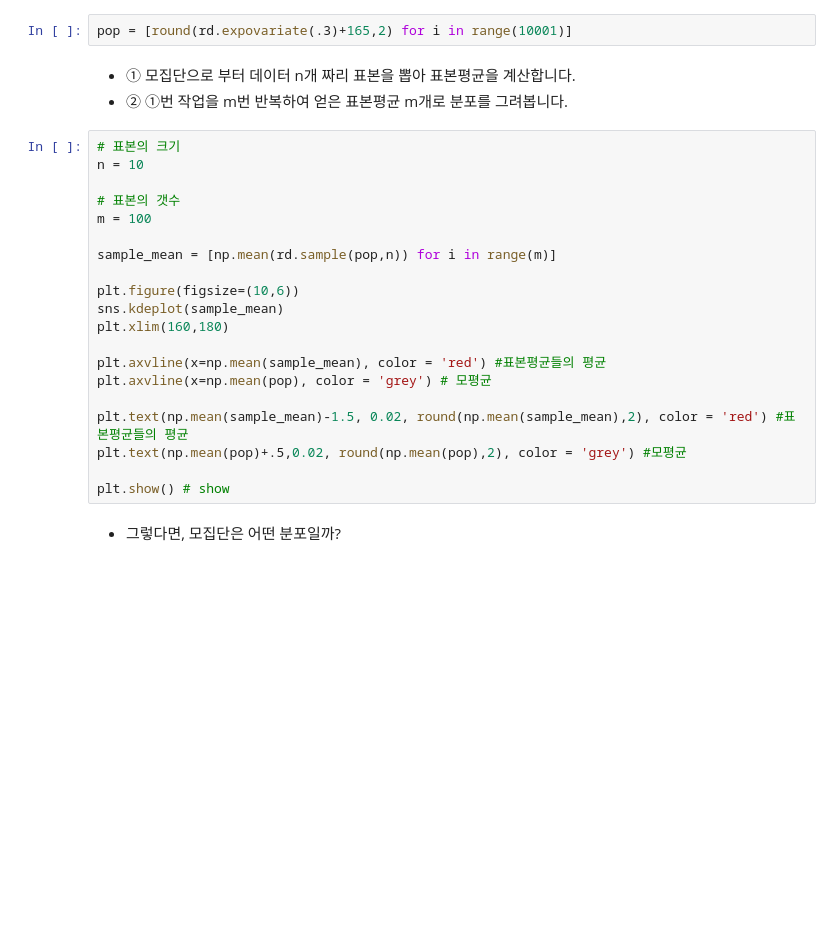
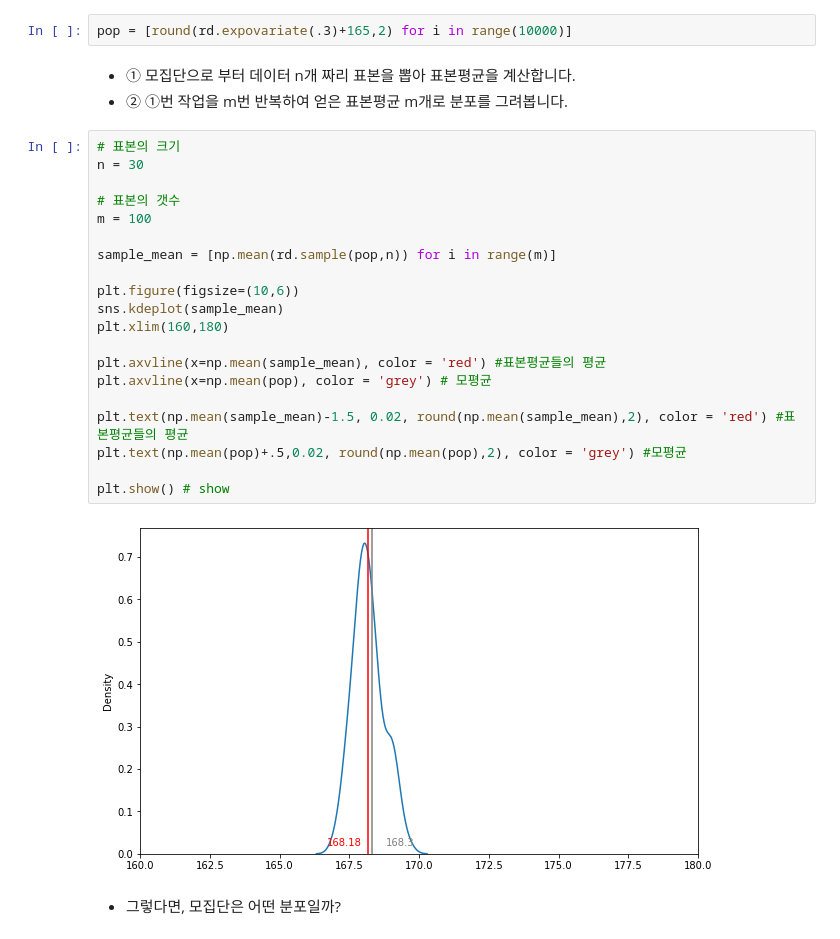
Before and after one commit to ringolove/aivle2201, a Jupyter notebook: python_visualization/10과 이변량_범주 vs 숫자.ipynb, the cells around one changed output. Cells and saved outputs as stored; diff of their text form; blank space fills up the shorter version.

```diff
--- a/python_visualization/10과 이변량_범주 vs 숫자.ipynb
+++ b/python_visualization/10과 이변량_범주 vs 숫자.ipynb
@@ -205,30 +236,32 @@ plt.show()
 # %% [markdown]
 * 임의의 모집단을 하나 만듭니다.
 # %%
-pop = [round(rd.expovariate(.3)+165,2) for i in range(10001)]
+pop = [round(rd.expovariate(.3)+165,2) for i in range(10000)]
 # %% [markdown]
 * ① 모집단으로 부터 데이터 n개 짜리 표본을 뽑아 표본평균을 계산합니다.
 * ② ①번 작업을 m번 반복하여 얻은 표본평균 m개로 분포를 그려봅니다.
 # %%
 # 표본의 크기
-n = 10
+n = 30
 
 # 표본의 갯수
 m = 100
 
 sample_mean = [np.mean(rd.sample(pop,n)) for i in range(m)]
 
 plt.figure(figsize=(10,6))
 sns.kdeplot(sample_mean)
 plt.xlim(160,180)
 
 plt.axvline(x=np.mean(sample_mean), color = 'red') #표본평균들의 평균
 plt.axvline(x=np.mean(pop), color = 'grey') # 모평균
 
 plt.text(np.mean(sample_mean)-1.5, 0.02, round(np.mean(sample_mean),2), color = 'red') #표본평균들의 평균
 plt.text(np.mean(pop)+.5,0.02, round(np.mean(pop),2), color = 'grey') #모평균
 
 plt.show() # show
+# %% [output]
+[figure, added]
 # %% [markdown]
 * 그렇다면, 모집단은 어떤 분포일까?
 # %%
```
Also changed, not shown: parts of 61 cells of this notebook, 1 other file.
